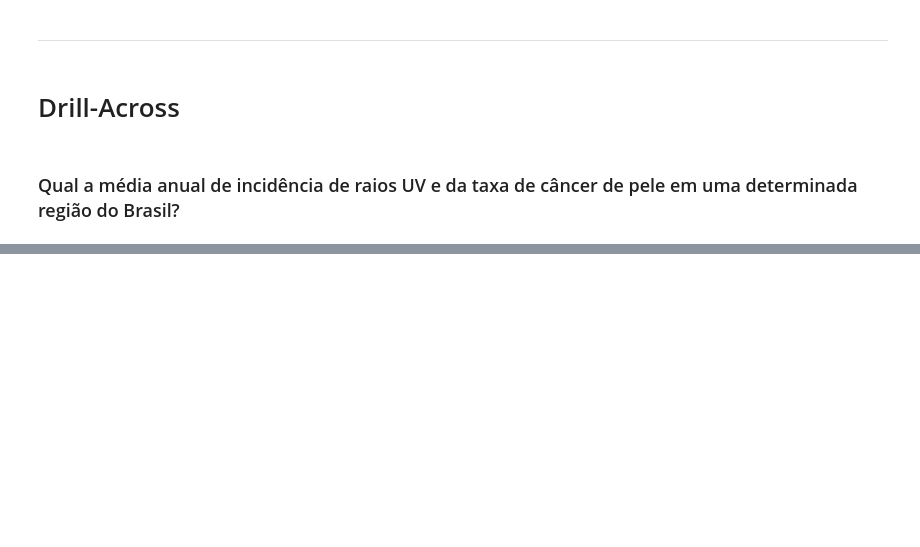
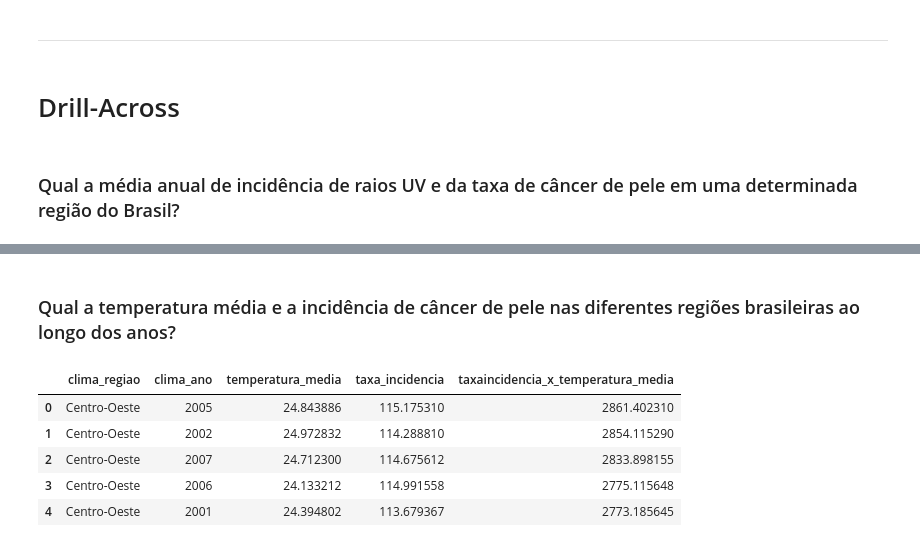
Before and after one commit to rodrigorcz/cancer-climate-dw, a Jupyter notebook: consultas.ipynb, the cells around one changed output, grey strips where cells are left out. Drawn from its saved outputs; the diff is of its cells as text; code cells hidden in the pictures; blank space fills up the shorter version.

```diff
--- a/consultas.ipynb
+++ b/consultas.ipynb
@@ -385,0 +453,65 @@ df.head()
+# %% [markdown]
+### Qual a temperatura média e a incidência de câncer de pele nas diferentes regiões brasileiras ao longo dos anos?
+# %%
+
+query = f"""
+
+WITH clima AS (
+SELECT
+    b.clima_regiao,
+    a.clima_ano,
+    AVG(CAST(f_clima.temperatura_media AS DECIMAL)) AS temperatura_media
+FROM
+    fato_clima f_clima
+JOIN
+    vw_dia a ON f_clima.data_pk = a.data_pk
+JOIN
+    vw_cidade b ON b.localidade_pk = f_clima.localidade_pk
+GROUP BY
+    b.clima_regiao,
+    a.clima_ano
+),
+cancer AS (
+SELECT
+    e.cancer_regiao,
+    a.cancer_ano,
+    AVG(CAST(f_cancer.incidencia_cancer AS FLOAT)) AS taxa_incidencia
+FROM
+    fato_cancer f_cancer
+JOIN
+    vw_estado e ON e.estado_pk = f_cancer.estado_pk
+JOIN
+    dim_metrica m ON m.metrica_pk = f_cancer.metrica_pk
+JOIN
+    vw_ano a ON a.ano_pk = f_cancer.ano_pk
+WHERE
+    m.tipo_metrica LIKE 'Taxa'
+GROUP BY
+    e.cancer_regiao,
+    a.cancer_ano
+)
+
+SELECT
+    clima.clima_regiao,
+    clima.clima_ano,
+    clima.temperatura_media,
+    cancer.taxa_incidencia,
+    (cancer.taxa_incidencia * clima.temperatura_media) AS taxaIncidencia_x_temperatura_media
+FROM
+    clima
+JOIN
+    cancer ON clima.clima_regiao = cancer.cancer_regiao AND clima.clima_ano = cancer.cancer_ano
+ORDER BY
+    taxaIncidencia_x_temperatura_media DESC
+"""
+
+
+df = pd.read_sql(query, engine)
+df.head()
+# %% [output]
+|  | clima_regiao | clima_ano | temperatura_media | taxa_incidencia | taxaincidencia_x_temperatura_media |
+| 0 | Centro-Oeste | 2005 | 24.843886 | 115.175310 | 2861.402310 |
+| 1 | Centro-Oeste | 2002 | 24.972832 | 114.288810 | 2854.115290 |
+| 2 | Centro-Oeste | 2007 | 24.712300 | 114.675612 | 2833.898155 |
+| 3 | Centro-Oeste | 2006 | 24.133212 | 114.991558 | 2775.115648 |
+| 4 | Centro-Oeste | 2001 | 24.394802 | 113.679367 | 2773.185645 |
```
Also changed, not shown: parts of 10 cells of this notebook.
